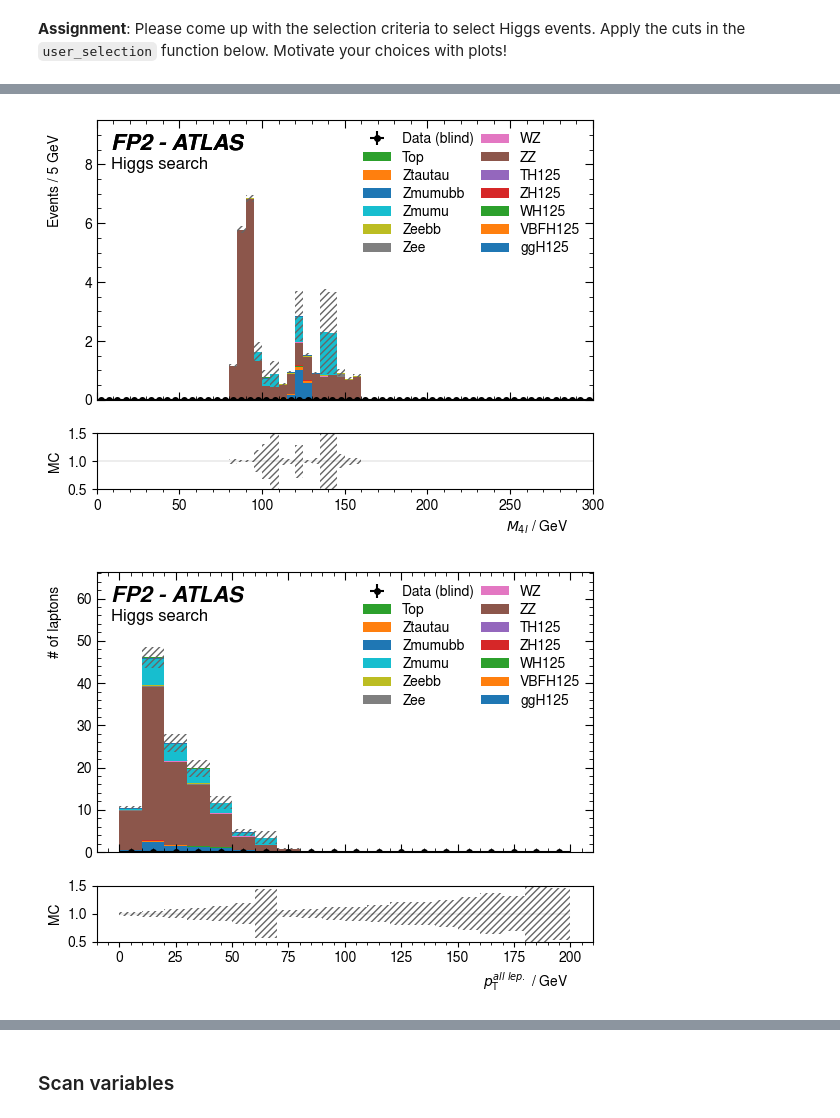
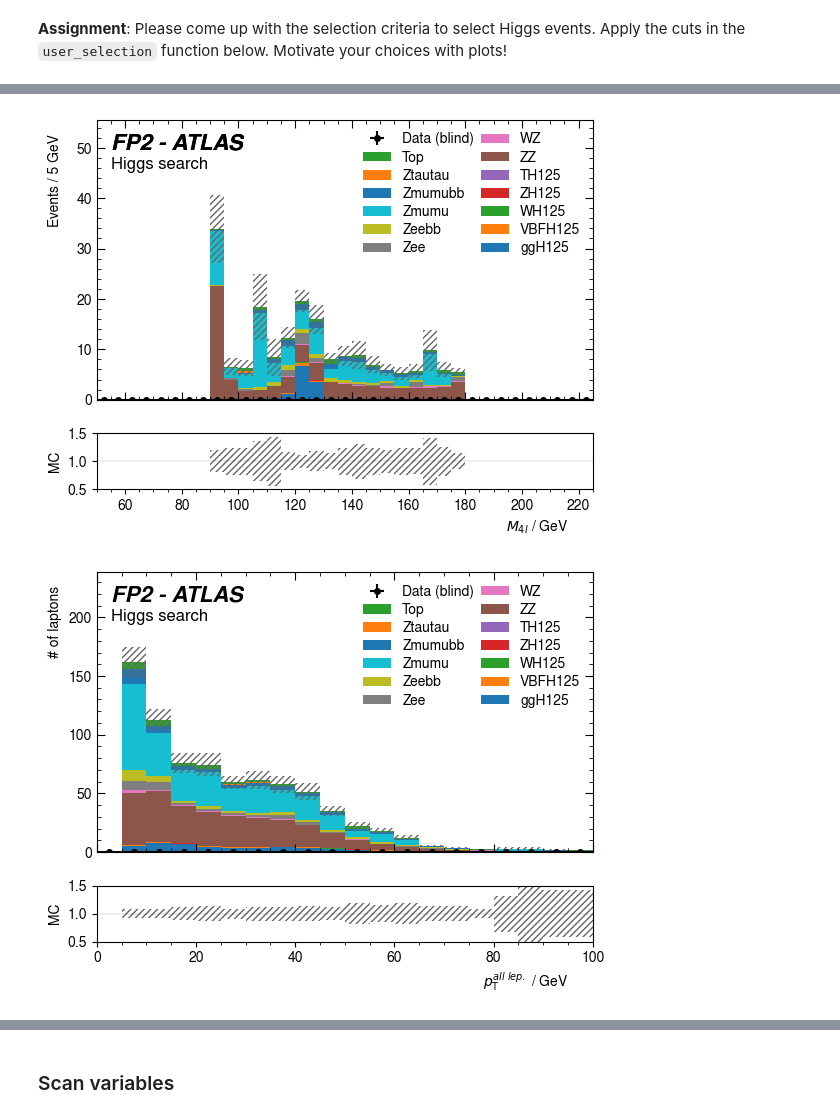
Before and after one commit to ScythiansCloud/ATLAS, a Jupyter notebook: atlas-group-7-main/atlas-group-7-main/HiggsSearch/HiggsSearch.ipynb, the cells around one changed output, grey strips where cells are left out. Saved outputs shown, nothing was run; the diff lists cells and outputs as text; code cells hidden in the pictures.

```diff
--- a/atlas-group-7-main/atlas-group-7-main/HiggsSearch/HiggsSearch.ipynb
+++ b/atlas-group-7-main/atlas-group-7-main/HiggsSearch/HiggsSearch.ipynb
@@ -495,11 +517,11 @@ def user_selection(akw,meta_data):
 # Define histogram stacks you want
 # stacks and not just normal histograms as we want to have one histogram for each production process
 
-h_pt_lep = analysis.TH1F_stack(20, 0, 200)
-h_pt_lep1 = analysis.TH1F_stack(20, 0, 200)
-h_pt_lep2 = analysis.TH1F_stack(20, 0, 200)
-h_pt_lep3 = analysis.TH1F_stack(20, 0, 200)
-h_pt_lep4 = analysis.TH1F_stack(20, 0, 200)
+h_pt_lep = analysis.TH1F_stack(40, 0, 200)
+h_pt_lep1 = analysis.TH1F_stack(40, 0, 100)
+h_pt_lep2 = analysis.TH1F_stack(40, 0, 100)
+h_pt_lep3 = analysis.TH1F_stack(40, 0, 100)
+h_pt_lep4 = analysis.TH1F_stack(40, 0, 100)
 
 h_eta_lep = analysis.TH1F_stack(30, -3, 3)
 h_eta_lep1 = analysis.TH1F_stack(30, -3, 3)
@@ -530,7 +552,7 @@ h_mllll = analysis.TH1F_stack(60 ,0.,300)
 
 # Fill the histograms:
 
-for akw, meta_data, sample in analysis.akward_iterate(fraction=0.3):
+for akw, meta_data, sample in analysis.akward_iterate(fraction=1):
 
 
 
@@ -547,7 +569,7 @@ for akw, meta_data, sample in analysis.akward_iterate(fraction=0.3):
     akw=user_selection(akw,meta_data)
 
     # Calculate correct event weight
-    weights = ak.where(akw.isData==False,analysis.luminosity*akw.xsec*akw.mc_EvtWeight/akw.nevts,1)
+    weights = ak.where(akw.isData==False,analysis.luminosity*akw.xsec*akw.mc_EvtWeight/akw.nevts,0.3)
 
     test=ak.broadcast_arrays(akw.lep_pt,weights)
     fpu.fill_histo(ak.flatten(test[0]), h_pt_lep[sample], weights=ak.flatten(test[1]))
@@ -601,16 +645,16 @@ plt.savefig("plots/lep_pt_ratioPlot_prefit.pdf")
 
 
 
-ax1.set_xlim(0,300)
+ax1.set_xlim(50,225)
 atl.atlasify(enlarge=1,axes=ax1)
-plt.savefig("plots/post_sel_mllll.pdf")
+plt.savefig("plots/post_sel_mllll_stricter_new.pdf")
 # %% [output]
-[figure, old version]
+[figure, new version]
 # %%
-default_ratio_plot(h_pt_lep,"$p_\mathrm{T}^{all\ lep.}$ / GeV",y_label='# of laptons')
+(ax1,ax2)=default_ratio_plot(h_pt_lep,"$p_\mathrm{T}^{all\ lep.}$ / GeV",y_label='# of laptons')
 
+ax1.set_xlim(0,100)
 
-
-plt.savefig("plots/All_lep_pt_prefit.pdf")
+plt.savefig("plots/All_lep_pt_prefit_new.pdf")
 # %% [output]
-[figure, old version]
+[figure, new version]
```
Also changed, not shown: parts of 24 cells of this notebook.
